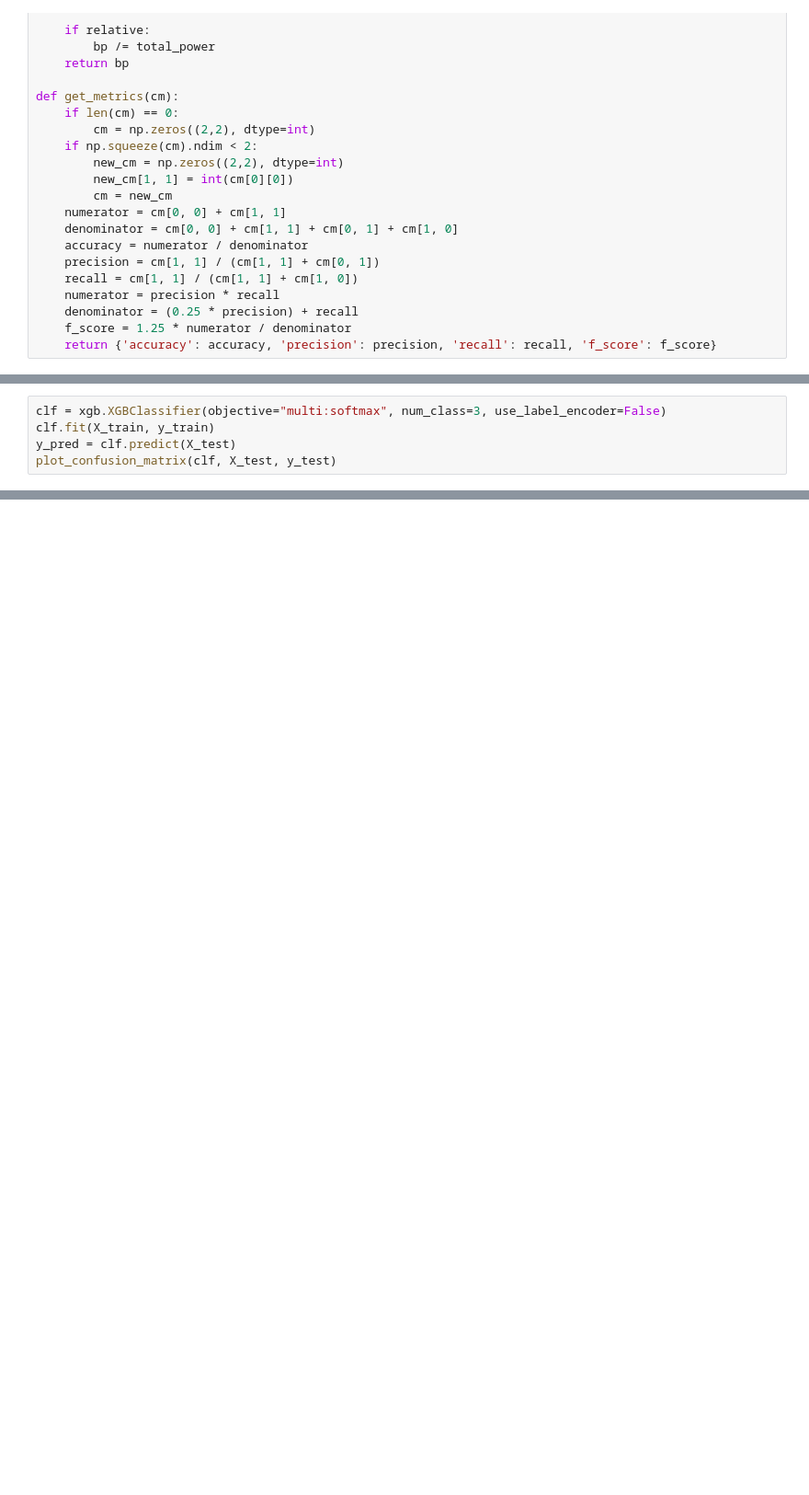
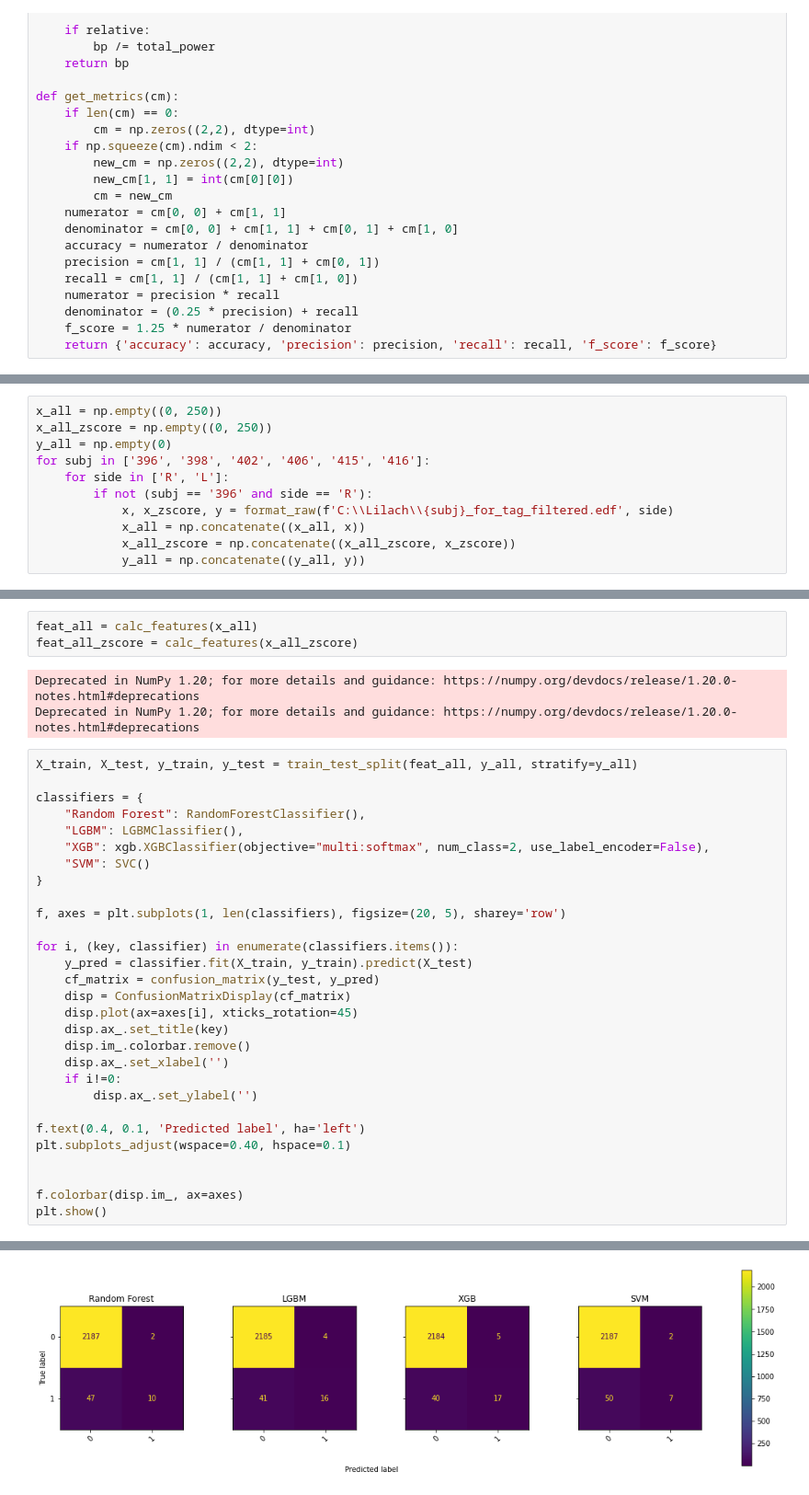
Before and after one commit to The1per/spikes_notebooks, a Jupyter notebook: yasa_model.ipynb, the cells around one changed output, grey strips where cells are left out. Shown at 92% size. Drawn from its saved outputs; the diff is of its cells as text; blank space fills up the shorter version.

Commit message:
combine all data and compare classifiers

```diff
--- a/yasa_model.ipynb
+++ b/yasa_model.ipynb
@@ -301,5 +203,0 @@ plot_confusion_matrix(clf, X_test, y_test)
-# %%
-clf = xgb.XGBClassifier(objective="multi:softmax", num_class=3, use_label_encoder=False)
-clf.fit(X_train, y_train)
-y_pred = clf.predict(X_test)
-plot_confusion_matrix(clf, X_test, y_test)
@@ -309,0 +204,11 @@ plot_confusion_matrix(clf, X_test, y_test)
+# %%
+x_all = np.empty((0, 250))
+x_all_zscore = np.empty((0, 250))
+y_all = np.empty(0)
+for subj in ['396', '398', '402', '406', '415', '416']:
+    for side in ['R', 'L']:
+        if not (subj == '396' and side == 'R'):
+            x, x_zscore, y = format_raw(f'C:\\Lilach\\{subj}_for_tag_filtered.edf', side)
+            x_all = np.concatenate((x_all, x))
+            x_all_zscore = np.concatenate((x_all_zscore, x_zscore))
+            y_all = np.concatenate((y_all, y))
@@ -309,0 +240,36 @@ plot_confusion_matrix(clf, X_test, y_test)
+# %%
+feat_all = calc_features(x_all)
+feat_all_zscore = calc_features(x_all_zscore)
+# %% [output]
+Deprecated in NumPy 1.20; for more details and guidance: https://numpy.org/devdocs/release/1.20.0-notes.html#deprecations
+Deprecated in NumPy 1.20; for more details and guidance: https://numpy.org/devdocs/release/1.20.0-notes.html#deprecations
+# %%
+X_train, X_test, y_train, y_test = train_test_split(feat_all, y_all, stratify=y_all)
+
+classifiers = {
+    "Random Forest": RandomForestClassifier(),
+    "LGBM": LGBMClassifier(),
+    "XGB": xgb.XGBClassifier(objective="multi:softmax", num_class=2, use_label_encoder=False),
+    "SVM": SVC()
+}
+
+f, axes = plt.subplots(1, len(classifiers), figsize=(20, 5), sharey='row')
+
+for i, (key, classifier) in enumerate(classifiers.items()):
+    y_pred = classifier.fit(X_train, y_train).predict(X_test)
+    cf_matrix = confusion_matrix(y_test, y_pred)
+    disp = ConfusionMatrixDisplay(cf_matrix)
+    disp.plot(ax=axes[i], xticks_rotation=45)
+    disp.ax_.set_title(key)
+    disp.im_.colorbar.remove()
+    disp.ax_.set_xlabel('')
+    if i!=0:
+        disp.ax_.set_ylabel('')
+
+f.text(0.4, 0.1, 'Predicted label', ha='left')
+plt.subplots_adjust(wspace=0.40, hspace=0.1)
+
+
+f.colorbar(disp.im_, ax=axes)
+plt.show()
+# %% [output]
@@ -309,0 +277 @@ plot_confusion_matrix(clf, X_test, y_test)
+[figure, added]
```
Also changed, not shown: parts of 21 cells of this notebook.
